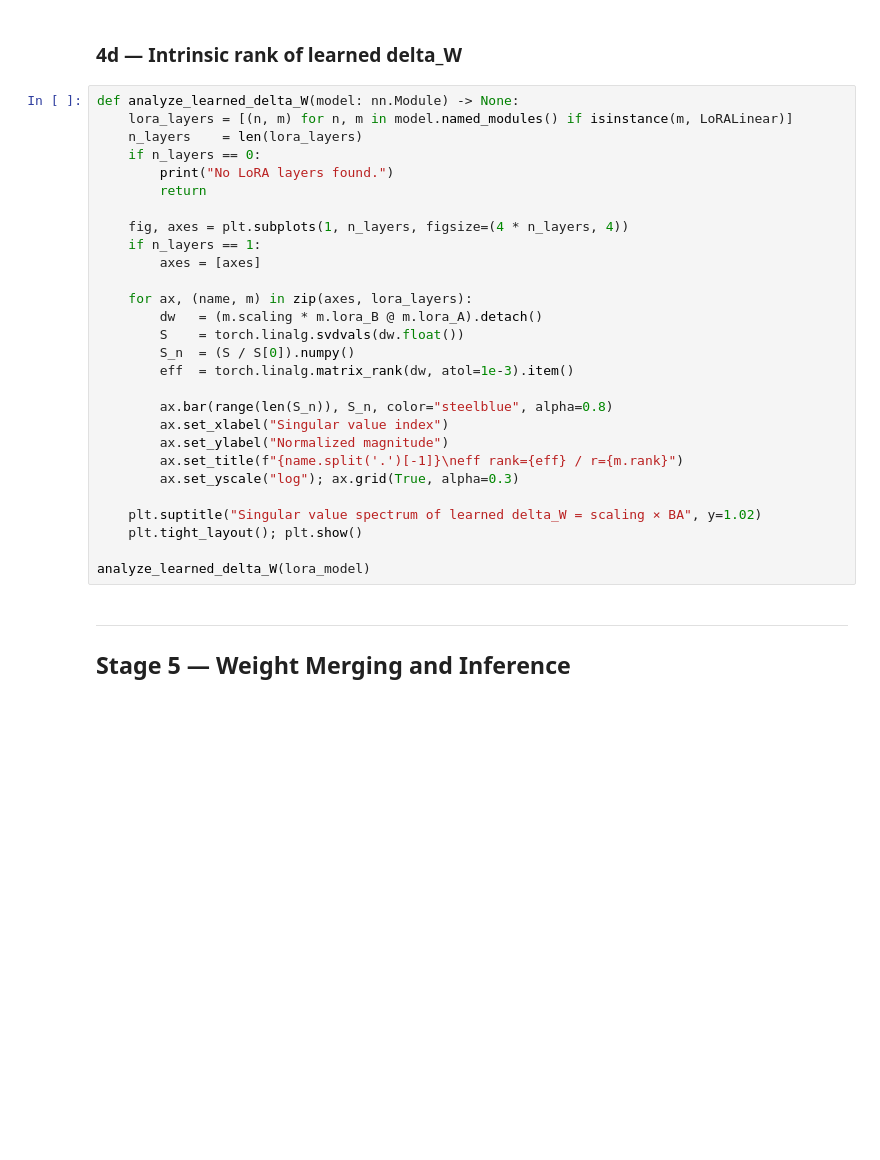
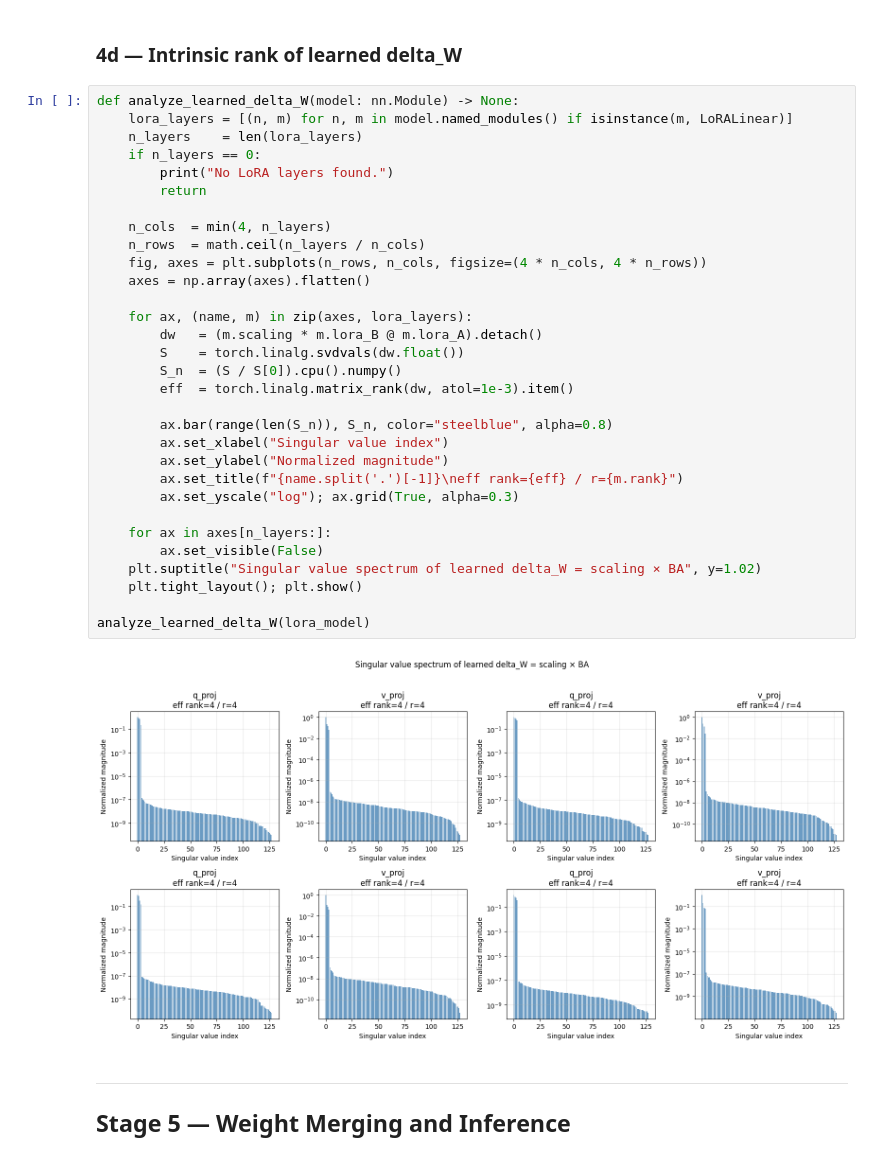
Before and after one commit to jerrickhoang/pytorch_algorithms, a Jupyter notebook: training/lora_solution.ipynb, the cells around one changed output. Cells and saved outputs as stored; diff of their text form; blank space fills up the shorter version.

```diff
--- a/training/lora_solution.ipynb
+++ b/training/lora_solution.ipynb
@@ -632,31 +763,36 @@ print("Too small → update too weak. Too large → unstable / overpowers pretra
 # %%
 def analyze_learned_delta_W(model: nn.Module) -> None:
     lora_layers = [(n, m) for n, m in model.named_modules() if isinstance(m, LoRALinear)]
     n_layers    = len(lora_layers)
     if n_layers == 0:
         print("No LoRA layers found.")
         return
 
-    fig, axes = plt.subplots(1, n_layers, figsize=(4 * n_layers, 4))
-    if n_layers == 1:
-        axes = [axes]
+    n_cols  = min(4, n_layers)
+    n_rows  = math.ceil(n_layers / n_cols)
+    fig, axes = plt.subplots(n_rows, n_cols, figsize=(4 * n_cols, 4 * n_rows))
+    axes = np.array(axes).flatten()
 
     for ax, (name, m) in zip(axes, lora_layers):
         dw   = (m.scaling * m.lora_B @ m.lora_A).detach()
         S    = torch.linalg.svdvals(dw.float())
-        S_n  = (S / S[0]).numpy()
+        S_n  = (S / S[0]).cpu().numpy()
         eff  = torch.linalg.matrix_rank(dw, atol=1e-3).item()
 
         ax.bar(range(len(S_n)), S_n, color="steelblue", alpha=0.8)
         ax.set_xlabel("Singular value index")
         ax.set_ylabel("Normalized magnitude")
         ax.set_title(f"{name.split('.')[-1]}\neff rank={eff} / r={m.rank}")
         ax.set_yscale("log"); ax.grid(True, alpha=0.3)
 
+    for ax in axes[n_layers:]:
+        ax.set_visible(False)
     plt.suptitle("Singular value spectrum of learned delta_W = scaling × BA", y=1.02)
     plt.tight_layout(); plt.show()
 
 analyze_learned_delta_W(lora_model)
+# %% [output]
+[figure, added]
 # %% [markdown]
 ---
 ## Stage 5 — Weight Merging and Inference
```
Also changed, not shown: parts of 16 cells of this notebook, 1 other file.
